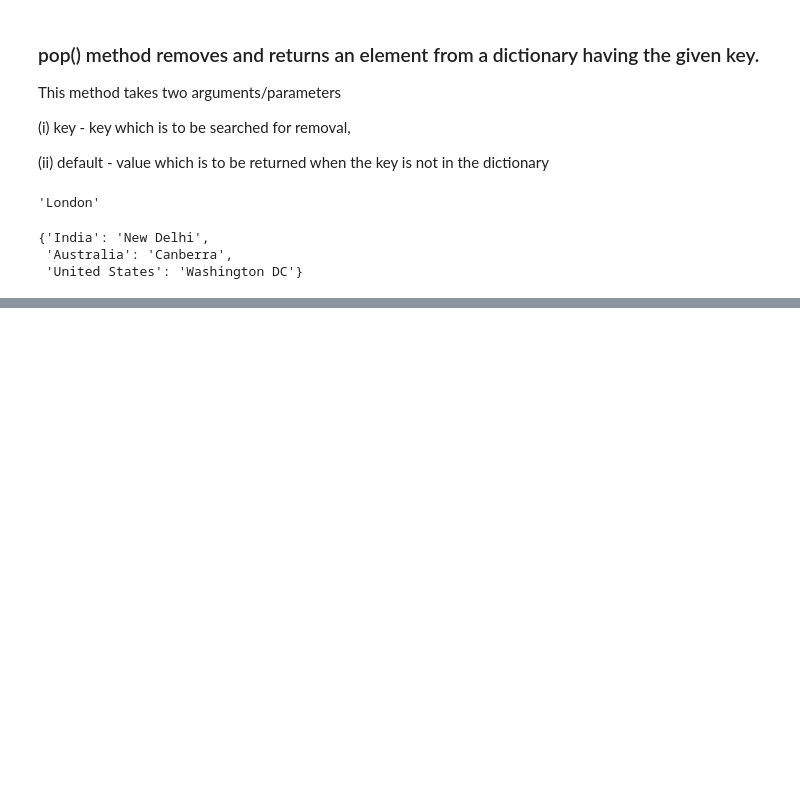
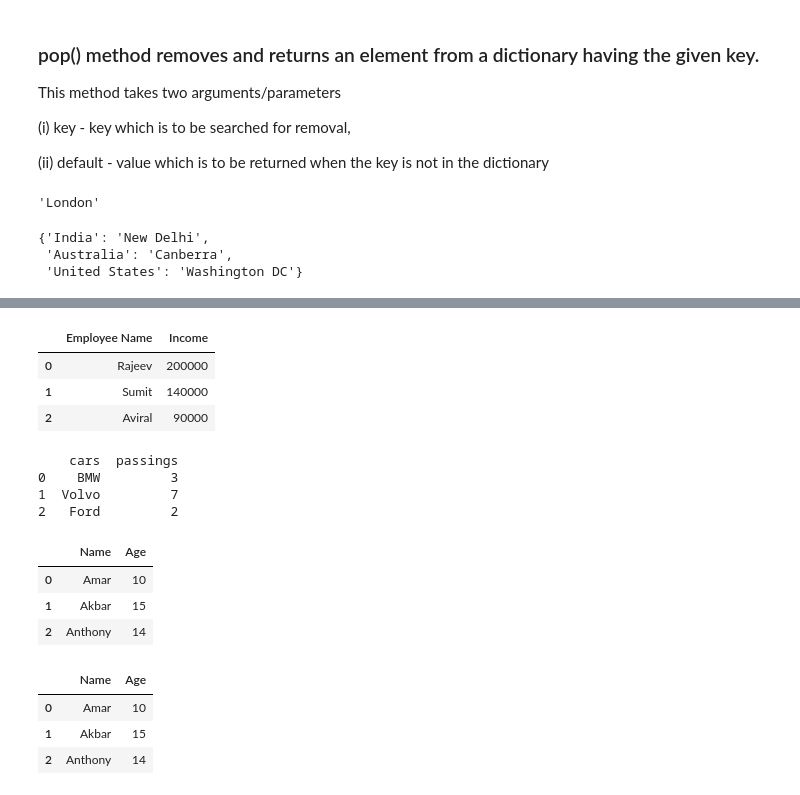
Before and after one commit to kanika214/PYTHON_TOPICS, a Jupyter notebook: about_python_kanika.ipynb, the cells around one changed output, grey strips where cells are left out. Drawn from its saved outputs; the diff is of its cells as text; code cells hidden in the pictures; blank space fills up the shorter version.

```diff
--- a/about_python_kanika.ipynb
+++ b/about_python_kanika.ipynb
@@ -1028,0 +1262,45 @@ country_city_dict
+# %%
+# Store the data in a dictionary
+employee_dict = {'Employee Name':['Rajeev', 'Sumit', 'Aviral'], 'Income':[200000, 140000, 90000]}
+
+# Create DataFrame
+employee_df = pd.DataFrame(employee_dict)
+
+# Print the dataframe
+employee_df
+# %% [output]
+|  | Employee Name | Income |
+| 0 | Rajeev | 200000 |
+| 1 | Sumit | 140000 |
+| 2 | Aviral | 90000 |
+# %%
+import pandas
+
+mydataset = {
+  'cars': ["BMW", "Volvo", "Ford"],
+  'passings': [3, 7, 2]
+}
+
+myvar = pandas.DataFrame(mydataset)
+
+print(myvar)
+# %% [output]
+    cars  passings
+0    BMW         3
+1  Volvo         7
+2   Ford         2
+# %%
+# We can use the head() method to see first 5 rows
+df.head()
+# %% [output]
+|  | Name | Age |
+| 0 | Amar | 10 |
+| 1 | Akbar | 15 |
+| 2 | Anthony | 14 |
+# %%
+df.tail()
+# %% [output]
+|  | Name | Age |
+| 0 | Amar | 10 |
+| 1 | Akbar | 15 |
+| 2 | Anthony | 14 |
```
Also changed, not shown: parts of 31 cells of this notebook.
